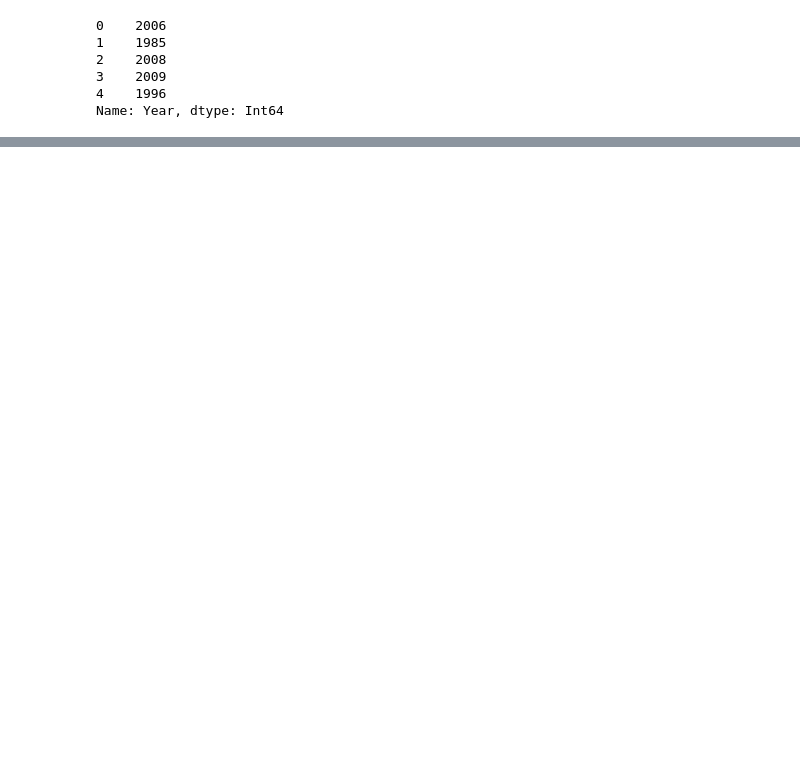
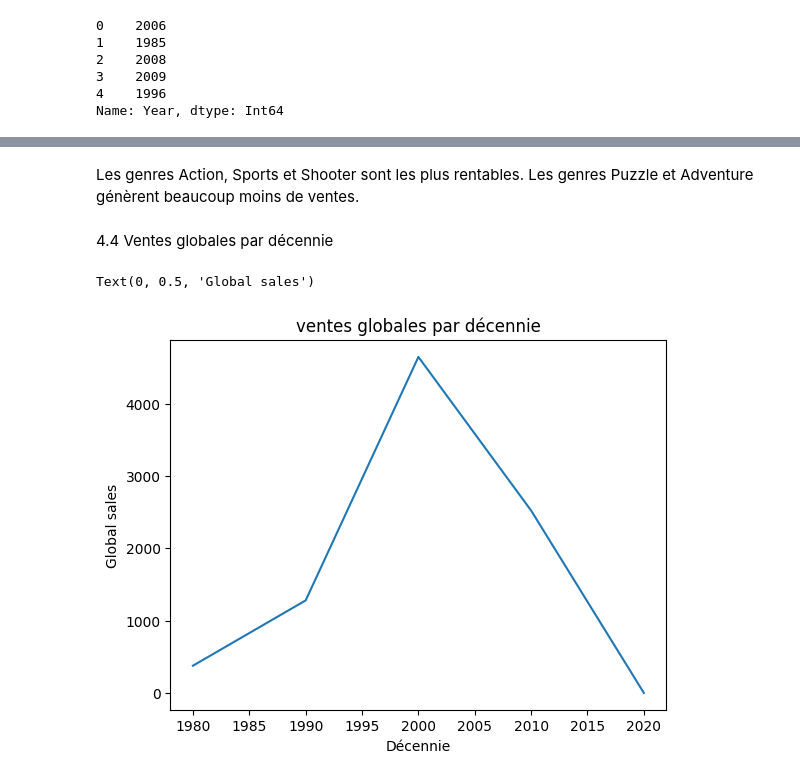
Before and after one commit to Ilyies07/video-games-data-analysis, a Jupyter notebook: analyse.ipynb, the cells around one changed output, grey strips where cells are left out. Drawn from its saved outputs; the diff is of its cells as text; code cells hidden in the pictures; blank space fills up the shorter version.

```diff
--- a/analyse.ipynb
+++ b/analyse.ipynb
@@ -133,0 +194,16 @@ Name: Year, dtype: Int64
+# %% [markdown]
+Les genres Action, Sports et Shooter sont les plus rentables.
+Les genres Puzzle et Adventure génèrent beaucoup moins de ventes.
+# %% [markdown]
+4.4 Ventes globales par décennie
+# %%
+decennie = df.groupby("Decennie")
+decennie.size()
+sumBydecade = df.groupby("Decennie")["Global_Sales"].sum().sort_values(ascending=False)
+sumBydecade.sort_index().plot(kind="line")
+plt.xlabel("Décennie")
+plt.title("ventes globales par décennie")
+plt.ylabel("Global sales")
+# %% [output]
+Text(0, 0.5, 'Global sales')
+[figure, added]
```
Also changed, not shown: parts of 33 cells of this notebook, 1 other file.
